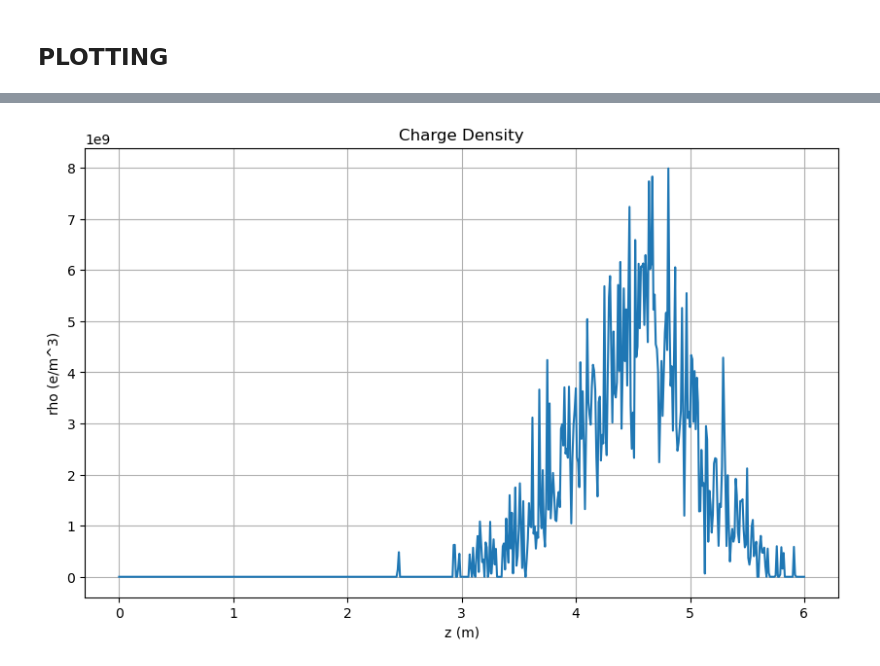
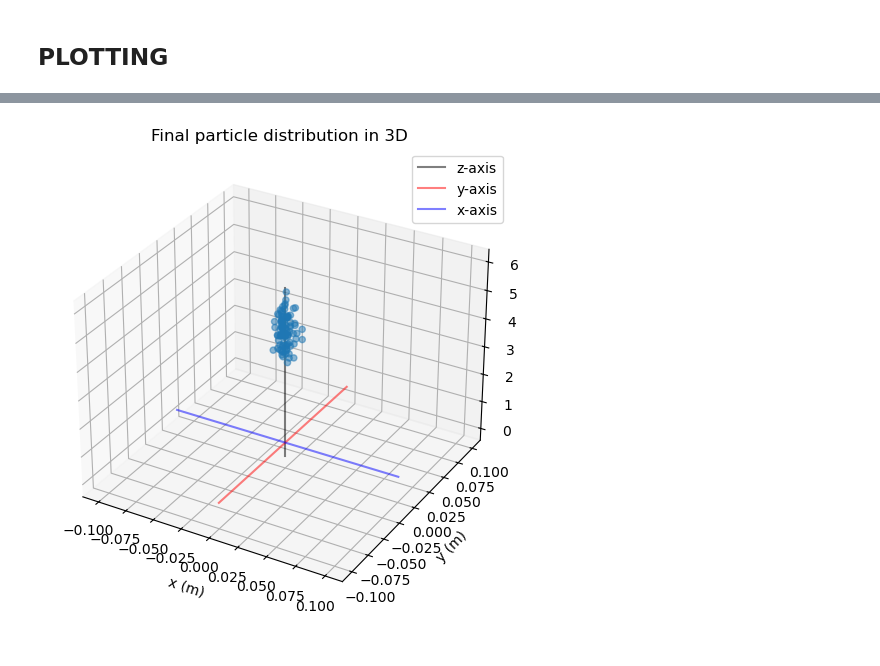
Before and after one commit to alexanderwischmann/FS26-semester-project, a Jupyter notebook: python/3D_solve.ipynb, the cells around one changed output, grey strips where cells are left out. Drawn from its saved outputs; the diff is of its cells as text; code cells hidden in the pictures.

```diff
--- a/python/3D_solve.ipynb
+++ b/python/3D_solve.ipynb
@@ -35,8 +35,8 @@ LENGTH_D = 0.25 # length of drift chamber in m
 LENGTH_E = 3.75 # length of electric field chamber in m
 LENGTH_POSTERIOR = 1.5 # length of posterior region to be modeled in m
 
-RADIUS_X = 0.05 # width of model space in x direction in m
-RADIUS_Y = 0.05 # width of model space in y direction in m
+RADIUS_X = 0.1 # width of model space in x direction in m
+RADIUS_Y = 0.1 # width of model space in y direction in m
 
 
 E_Z = -1. # electric field strength in MV/m
@@ -70,16 +70,19 @@ M_MACRO = M_E * MACRO_WEIGHT
 Q_MACRO = Q_E * MACRO_WEIGHT
 
 
+GRID_PADDING = 0.2 # max(RADIUS_X, RADIUS_Y, LENGTH_POSTERIOR, LENGTH_PRIOR)
+GRID_N_XYZ = (12, 12, 256)
+
 X_GRID = np.arange(-RADIUS_X, RADIUS_X + DELTA_POS, DELTA_POS)
 Y_GRID = np.arange(-RADIUS_Y, RADIUS_Y + DELTA_POS, DELTA_POS)
 Z_GRID = np.arange(Z_START, Z_END + DELTA_POS, DELTA_POS)
 
 N_X, N_Y, N_Z = len(X_GRID), len(Y_GRID), len(Z_GRID)
 
-POSITION_GRID = np.meshgrid(X_GRID, Y_GRID, Z_GRID, indexing='ij')
+POSITION_GRID = np.stack(np.meshgrid(X_GRID, Y_GRID, Z_GRID, indexing='ij'), axis=-1)
 
-E_EXT_GRID = np.zeros_like(POSITION_GRID)
-E_EXT_GRID[:, :, :, (Z_GRID >= Z_1) & (Z_GRID <= Z_2)] = E_Z
+# E_EXT_GRID = np.zeros_like(POSITION_GRID)
+# E_EXT_GRID[:, :, (Z_GRID >= Z_1) & (Z_GRID <= Z_2), :] = E_Z
 
 assert DELTA_T < DELTA_POS / C, "CFL condition violated: DELTA_T must be less than DELTA_Z / C"
 # %% [markdown]
@@ -90,7 +93,7 @@ AX_NAMES = ['x', 'y', 'z']
 def PLOT_particles(positions, momenta, title="Particle Distribution"):
     fig, axes = plt.subplots(1, 3, figsize=(20, 6))
     for i in range(3):
-        axes[i].scatter(positions[i], momenta[i], alpha=0.5)
+        axes[i].scatter(positions[:, i], momenta[:, i], alpha=0.5)
         axes[i].set_title(title)
         axes[i].set_xlabel(f'{AX_NAMES[i]} (m)')
         axes[i].set_ylabel(f'p_{AX_NAMES[i]} (MeV/c)')
@@ -99,7 +102,7 @@ def PLOT_particles(positions, momenta, title="Particle Distribution"):
 def PLOT_particles_3D(positions, title="Particle Distribution"):
     fig = plt.figure(figsize=(10, 6))
     ax = fig.add_subplot(111, projection='3d')
-    ax.scatter(positions[0], positions[1], positions[2], alpha=0.5)
+    ax.scatter(positions[:, 0], positions[:, 1], positions[:, 2], alpha=0.5)
     ax.plot(np.zeros(N_Z), np.zeros(N_Z), Z_GRID, alpha=0.5, color='black', label='z-axis')
     ax.plot(np.zeros(N_Y), Y_GRID, np.full(N_Y, POSITION_0[2]), alpha=0.5, color='red', label='y-axis')
     ax.plot(X_GRID, np.zeros(N_X), np.full(N_X, POSITION_0[2]), alpha=0.5, color='blue', label='x-axis')
@@ -246,7 +257,7 @@ print(POSITION_0)
 # %% [markdown]
 ## Initialization
 # %%
-position_particles = np.random.normal(POSITION_0, POSITION_SIGMA, (N_P, 3)).T
-momentum_particles = np.random.normal(MOMENTUM_0, MOMENTUM_SIGMA, (N_P, 3)).T
+position_particles = np.random.normal(POSITION_0, POSITION_SIGMA, (N_P, 3))
+momentum_particles = np.random.normal(MOMENTUM_0, MOMENTUM_SIGMA, (N_P, 3))
 position_particles.shape
 # %% [output]
@@ -264,12 +275,16 @@ PLOT_particles_3D(position_particles, 'Initial particle distribution in 3D')
 # %%
 # Initialize staggered Momentum
 
-# TODO In 3D, transform into (quasi) rest frame here
-# position_particles_rest, momentum_particles_rest = transform_to_rest(position_particles, momentum_particles)
-rho_grid = scatter_charge(position_particles)
-E_tot_grid = solve_E_tot(rho_grid)
-# TODO In 3D, transform back to lab frame here (?)
-E_particles = gather_field(position_particles, E_tot_grid)
+E_int_particles = solve_open_poisson_hockney(
+    position_particles,
+    charge_per_particle= Q_MACRO,
+    grid_shape=GRID_N_XYZ,
+    padding=GRID_PADDING,
+    eps0=EPSILON_0,
+)["E_particles"]
+
+# TODO transform back to lab frame here
+E_particles = gather_E_particles(position_particles, E_int_particles)
 
 momentum_stag_particles = momentum_particles - Q_E * E_particles * (C*DELTA_T) / 2 # staggered momentum for Velocity Verlet
 # %% [output]
@@ -389,4 +446,4 @@ PLOT_particles(position_particles, momentum_stag_particles, 'Final particle dist
 # %%
-PLOT_rho(rho_grid)
+PLOT_particles_3D(position_particles, 'Final particle distribution in 3D')
 # %% [output]
-[figure, old version]
+[figure, new version]
```
Also changed, not shown: parts of 14 cells of this notebook.
